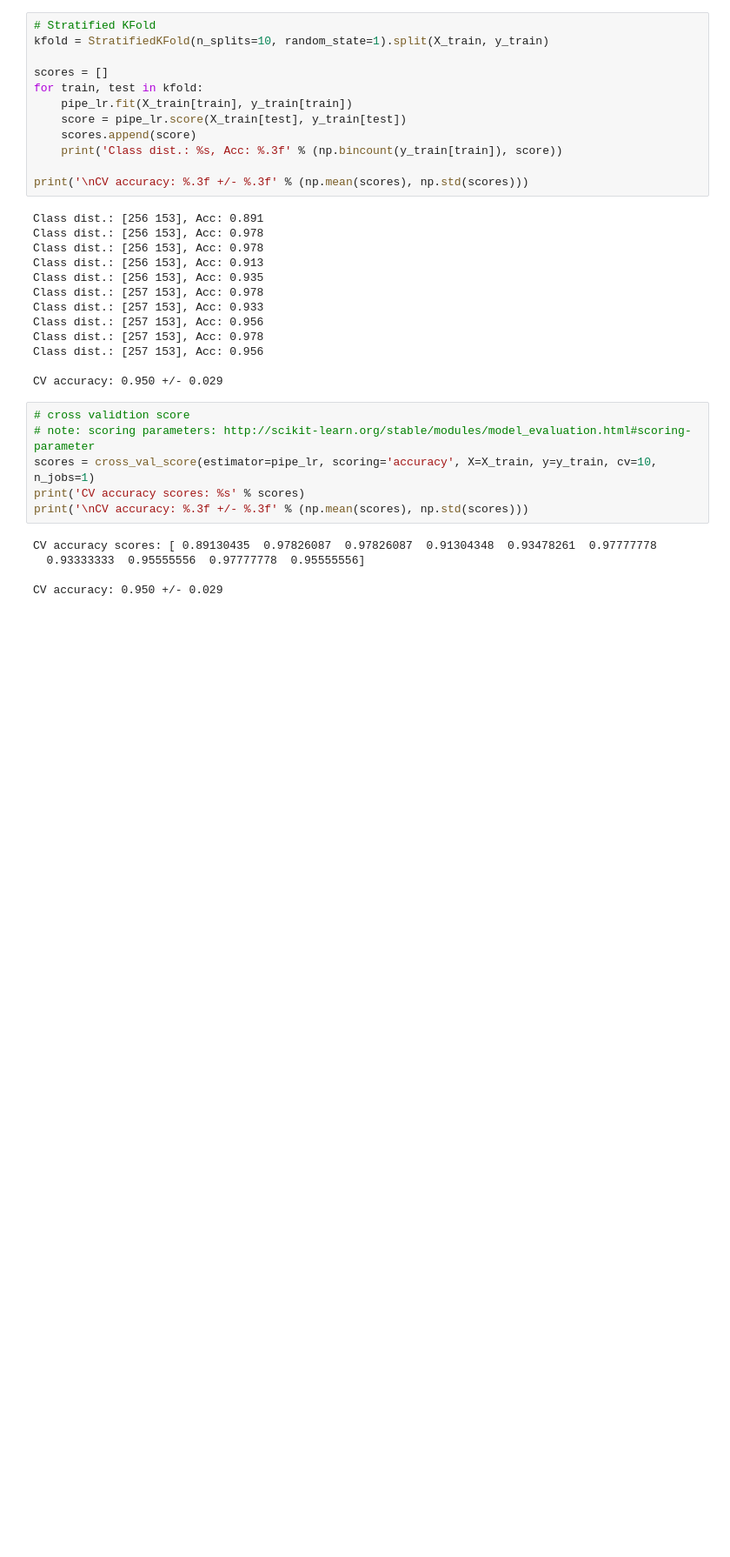
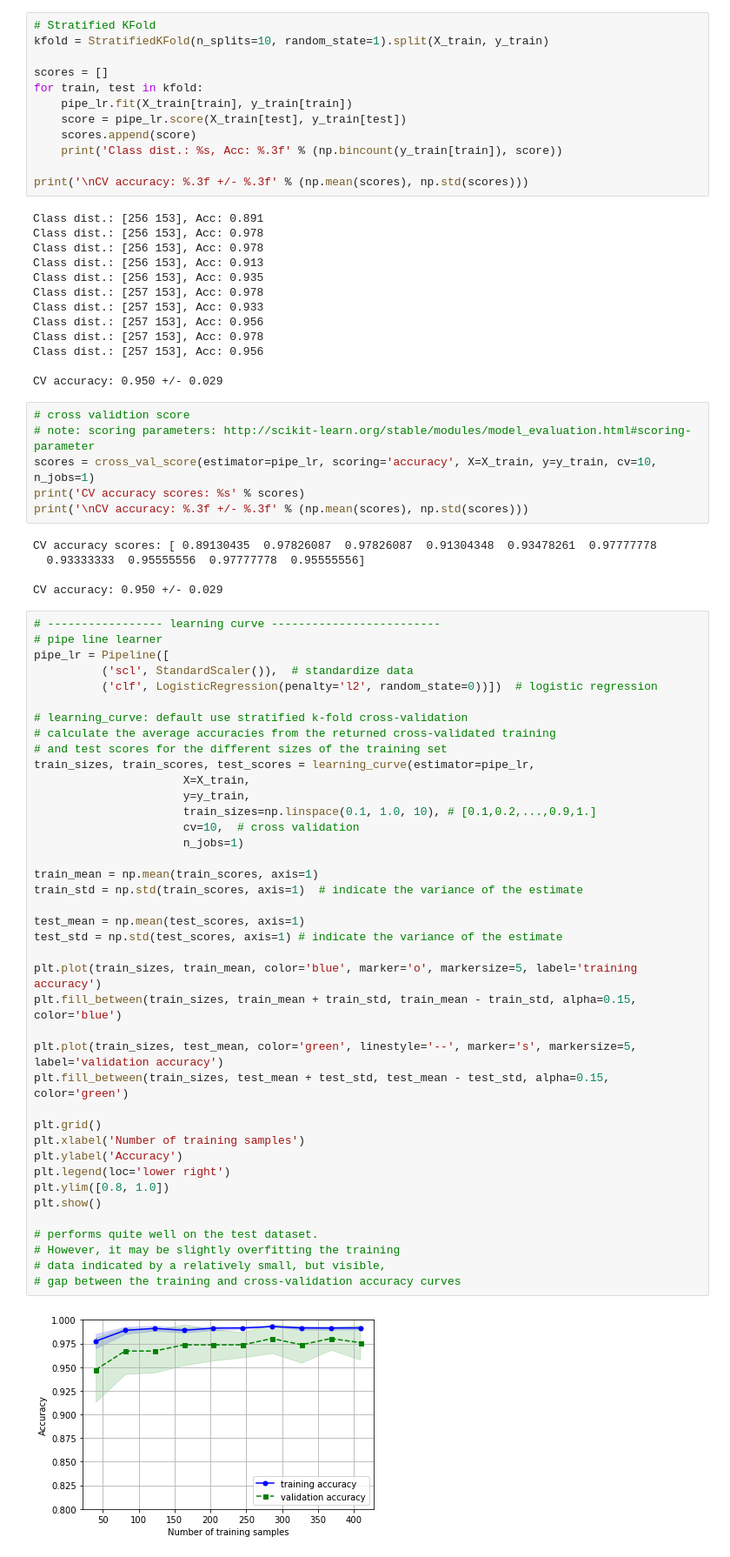
Before and after one commit to rarezhang/python_machine_learning, a Jupyter notebook: ch06_model_evaluation_hyperparameter_tuning/ch06_model_evaluation_hyperparameter_tuning.ipynb, the cells around one changed output. Shown: that part at 87% size. Cells and saved outputs as stored; diff of their text form; blank space fills up the shorter version.

```diff
--- a/ch06_model_evaluation_hyperparameter_tuning/ch06_model_evaluation_hyperparameter_tuning.ipynb
+++ b/ch06_model_evaluation_hyperparameter_tuning/ch06_model_evaluation_hyperparameter_tuning.ipynb
@@ -86,3 +95,45 @@ CV accuracy scores: [ 0.89130435  0.97826087  0.97826087  0.91304348  0.93478261
   0.93333333  0.95555556  0.97777778  0.95555556]
 
 CV accuracy: 0.950 +/- 0.029
+# %%
+# ----------------- learning curve -------------------------
+# pipe line learner
+pipe_lr = Pipeline([
+          ('scl', StandardScaler()),  # standardize data
+          ('clf', LogisticRegression(penalty='l2', random_state=0))])  # logistic regression
+
+# learning_curve: default use stratified k-fold cross-validation
+# calculate the average accuracies from the returned cross-validated training
+# and test scores for the different sizes of the training set
+train_sizes, train_scores, test_scores = learning_curve(estimator=pipe_lr,
+                      X=X_train,
+                      y=y_train,
+                      train_sizes=np.linspace(0.1, 1.0, 10), # [0.1,0.2,...,0.9,1.]
+                      cv=10,  # cross validation
+                      n_jobs=1)
+
+train_mean = np.mean(train_scores, axis=1)
+train_std = np.std(train_scores, axis=1)  # indicate the variance of the estimate
+
+test_mean = np.mean(test_scores, axis=1)
+test_std = np.std(test_scores, axis=1) # indicate the variance of the estimate
+
+plt.plot(train_sizes, train_mean, color='blue', marker='o', markersize=5, label='training accuracy')
+plt.fill_between(train_sizes, train_mean + train_std, train_mean - train_std, alpha=0.15, color='blue')
+
+plt.plot(train_sizes, test_mean, color='green', linestyle='--', marker='s', markersize=5, label='validation accuracy')
+plt.fill_between(train_sizes, test_mean + test_std, test_mean - test_std, alpha=0.15, color='green')
+
+plt.grid()
+plt.xlabel('Number of training samples')
+plt.ylabel('Accuracy')
+plt.legend(loc='lower right')
+plt.ylim([0.8, 1.0])
+plt.show()
+
+# performs quite well on the test dataset.
+# However, it may be slightly overfitting the training
+# data indicated by a relatively small, but visible,
+# gap between the training and cross-validation accuracy curves
+# %% [output]
+[figure, added]
```
Also changed, not shown: parts of 8 cells of this notebook, 1 other file.
